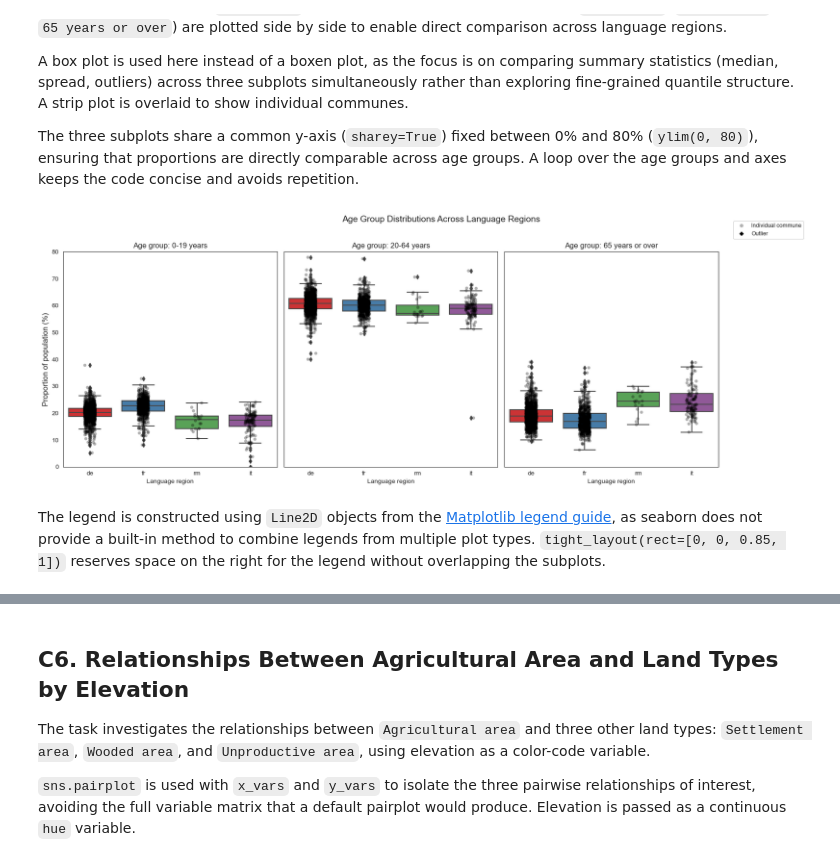
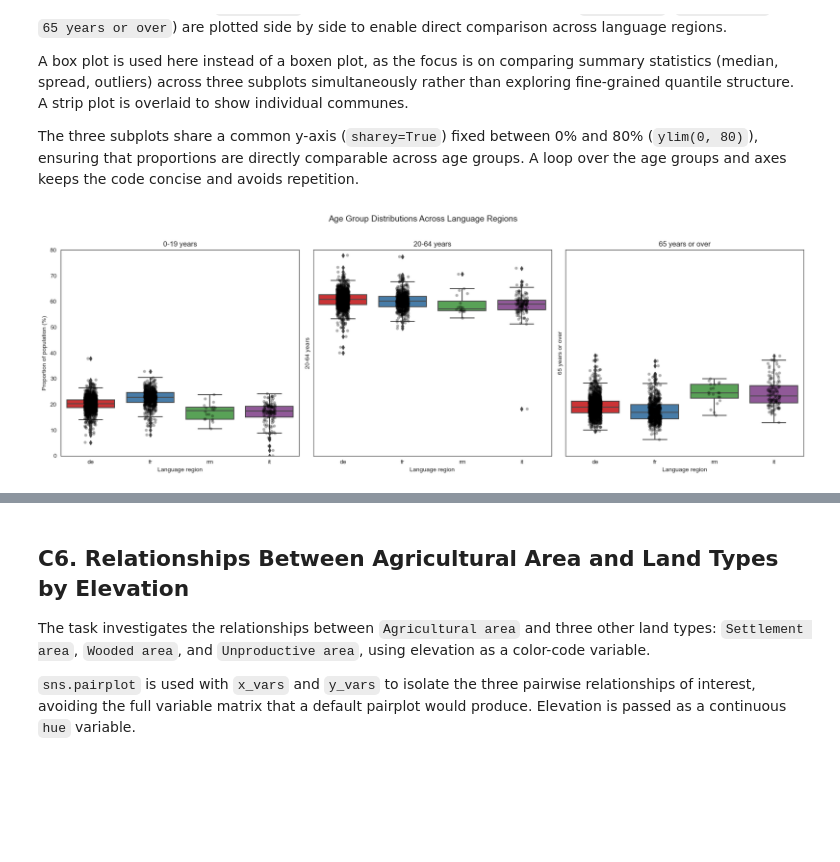
Before and after one commit to mamefatylo/EPFL_swiss_communes_project, a Jupyter notebook: communes_solution.ipynb, the cells around one changed output, grey strips where cells are left out. Saved outputs shown, nothing was run; the diff lists cells and outputs as text; code cells hidden in the pictures; blank space fills up the shorter version.

```diff
--- a/communes_solution.ipynb
+++ b/communes_solution.ipynb
@@ -191,4 +166,0 @@ All `Commune` strings must be stripped of leading and trailing invisible spaces.
-# %%
-# Ensure Commune column exists and strip leading/trailing spaces
-if 'Commune' in df.columns:
-    df['Commune'] = df['Commune'].str.strip()
@@ -1004,62 +905,27 @@ A box plot is used here instead of a boxen plot, as the focus is on comparing su
 
 The three subplots share a common y-axis (`sharey=True`) fixed between 0% and 80% (`ylim(0, 80)`), ensuring that proportions are directly comparable across age groups. A loop over the age groups and axes keeps the code concise and avoids repetition.
 # %%
-from matplotlib.lines import Line2D  # for custom legend markers
-
 # Prepare figure and axes: 1 row x 3 columns
 fig, axes = plt.subplots(1, 3, figsize=(18, 6), sharey=True)
 
 # Age groups to plot
 age_groups = ['0-19 years', '20-64 years', '65 years or over']
 
 # Loop over axes and age groups
 for ax, age in zip(axes, age_groups):
     # Box plot
-    sns.boxplot(
-        data=df,
-        x='Language',
-        y=age,
-        ax=ax,
-        palette='Set1'
-    )
-    # Strip plot (individual communes as semi-transparent points)
-    sns.stripplot(
-        data=df,
-        x='Language',
-        y=age,
-        ax=ax,
-        color='black',
-        alpha=0.3,
-        jitter=True
-    )
+    sns.boxplot(data=df, x='Language', y=age, ax=ax, palette='Set1')
+    # Strip plot overlay
+    sns.stripplot(data=df, x='Language', y=age, ax=ax, color='black', alpha=0.3, jitter=True)
+    ax.set_title(age, fontsize=12)
+    ax.set_xlabel('Language region')
+    ax.set_ylim(0, 80)
 
-    # Titles and labels
-    ax.set_title(f'Age group: {age}', fontsize=12)
-    ax.set_xlabel('Language region', fontsize=10)
-    # Set y-label only on first subplot, remove seaborn's automatic label on others
-    ax.set_ylabel('Proportion of population (%)' if ax == axes[0] else '', fontsize=12)
-    ax.set_ylim(0, 80)  # y-axis range as specified in the task
-
-# Shared figure title
+axes[0].set_ylabel('Proportion of population (%)')
 fig.suptitle('Age Group Distributions Across Language Regions', fontsize=14, y=1.02)
-
-# Custom legend
-legend_elements = [
-    Line2D([0], [0], marker='o', color='w', markerfacecolor='black',
-           markersize=6, alpha=0.3, label='Individual commune'),
-    Line2D([0], [0], marker='D', color='w', markerfacecolor='black',
-           markersize=6, label='Outlier'),
-]
-
-# Place legend outside the figure
-plt.tight_layout(rect=[0, 0, 0.85, 1])
-fig.legend(handles=legend_elements, loc='upper left',
-           bbox_to_anchor=(0.86, 1), borderaxespad=0, fontsize=9)
-
+plt.tight_layout()
 plt.show()
 # %% [output]
-[figure, old version]
+[figure, new version]
-# %% [markdown]
-The legend is constructed using `Line2D` objects from the [Matplotlib legend guide](https://matplotlib.org/stable/tutorials/intermediate/legend_guide.html), as seaborn does not provide a built-in method to combine legends from multiple plot types. `tight_layout(rect=[0, 0, 0.85, 1])` reserves space on the right for the legend without overlapping the subplots.
 # %% [markdown]
 ### Observations
```
Also changed, not shown: parts of 49 cells of this notebook.
